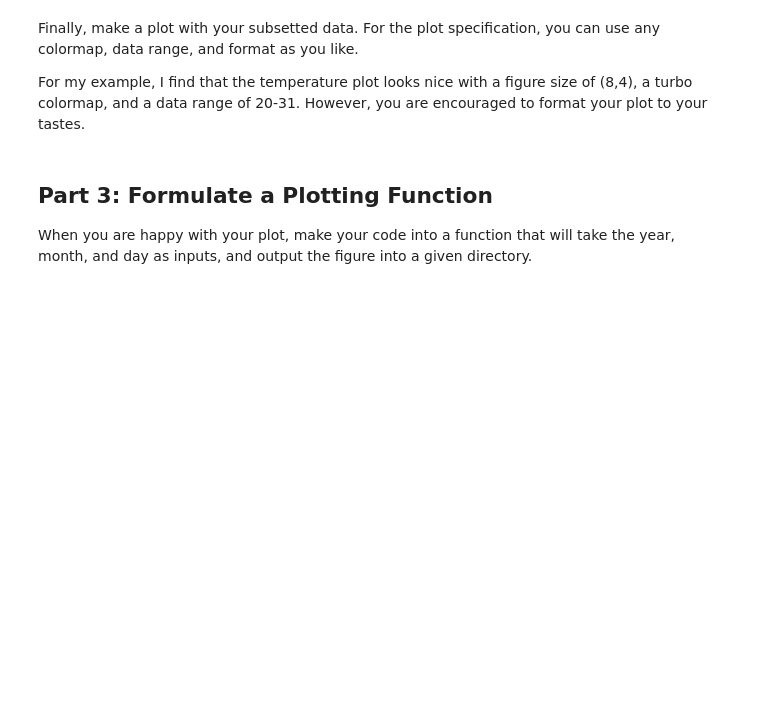
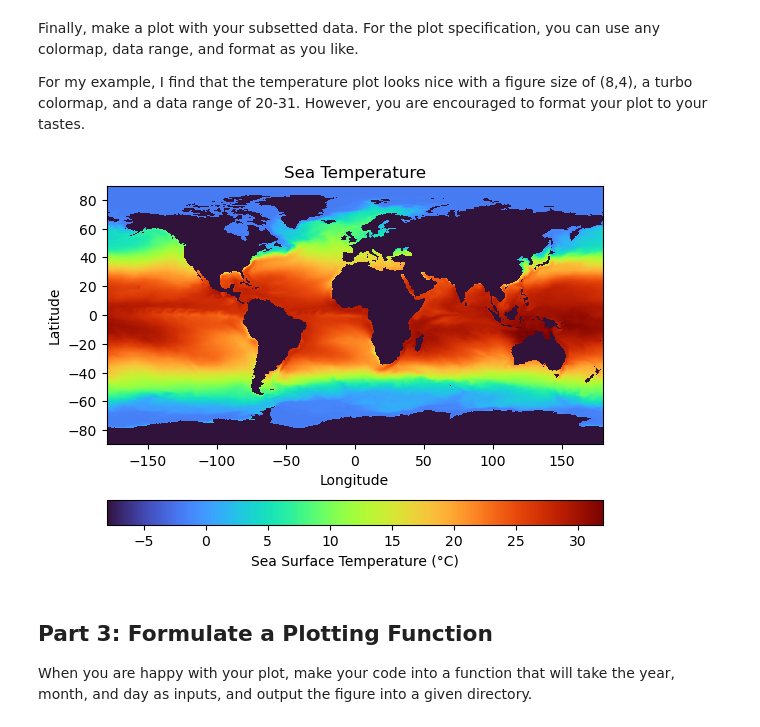
Before and after one commit to DannyMatlob/cs185c_fall2024_ocean_modeling, a Jupyter notebook: Homework/Homework_3/HW3 Visualizing Data with Movies.ipynb, the cells around one changed output. Cells and saved outputs as stored; diff of their text form; code cells hidden in the pictures; blank space fills up the shorter version.

```diff
--- a/Homework/Homework_3/HW3 Visualizing Data with Movies.ipynb
+++ b/Homework/Homework_3/HW3 Visualizing Data with Movies.ipynb
@@ -28,7 +28,7 @@ For the example provided, I've used daily sea surface temperature data for a giv
 To obtain your data, use the [Downloading ECCO Data](https://github.com/ProfMikeWood/ocean_modeling_book/blob/main/tools/Downloading%20ECCO%20Data.ipynb) notebook provided with the course notes. Be sure to edit the fields to obtain the correct data.
 # %%
 # define the path to the data folder
-data_folder = 'D:\data'
+data_folder = 'F:\data'
 # %% [markdown]
 ## Part 2: Create a Single Plot of Sea Surface Temperature
 Before making a movie, its useful to fine tune a single plot to get the details right. Once you've got your plot lookin' good, you can loop through all of the data to generate the panels of your movie.
@@ -55,13 +61,18 @@ cannot be safely cast to variable data type
 Next, find the locations of the longitude and latitude bounds within the global grid for your region of interest:
 # %%
 # define the longitude/latitude bounds
-min_lon =
-max_lon =
-min_lat =
-max_lat =
+min_lon = -179.9
+max_lon = 179.9
+min_lat = -89.9
+max_lat = 89.9
 
 # compute the min/max row/col in the data grid
-min_row =
-max_row =
-min_col =
-max_col =
+min_row = int(((min_lon + 180) / 360) * len(lon))
+max_row = int(((max_lon + 180) / 360) * len(lon))
+min_col = int(((min_lat + 90) / 180) * len(lat))
+max_col = int(((max_lat + 90) / 180) * len(lat))
+
+print("mn_row", min_row)
+print("mx_row", max_row)
+print("mn_col", min_col)
+print("mx_col", max_col)
@@ -69,12 +85,29 @@ max_col =
 Use the row and column bounds to subset the longitude, latitude, and your variable:
 # %%
 # subset the data
+lon_subset = lon[min_row:max_row]
+lat_subset = lat[min_col:max_col]
+sst_subset = sst[0, min_col:max_col, min_row:max_row]
 # %% [markdown]
 Finally, make a plot with your subsetted data. For the plot specification, you can use any colormap, data range, and format as you like.
 
 For my example, I find that the temperature plot looks nice with a figure size of (8,4), a turbo colormap, and a data range of 20-31. However, you are encouraged to format your plot to your tastes.
 # %%
 # make your figure here
+fig = plt.figure()
+
+# plot the temperature
+plt.pcolormesh(lon_subset, lat_subset, sst_subset, vmin=-8, vmax=32, cmap='turbo')
+colorbar = plt.colorbar(orientation = 'horizontal')
+colorbar.set_label('Sea Surface Temperature (°C)')  # Adjust units if needed
+
+# format the axes
+plt.xlabel('Longitude')
+plt.ylabel('Latitude')
+plt.title('Sea Temperature')
+plt.show()
+# %% [output]
+[figure, added]
 # %% [markdown]
 ## Part 3: Formulate a Plotting Function
 When you are happy with your plot, make your code into a function that will take the year, month, and day as inputs, and output the figure into a given directory.
```
Also changed, not shown: parts of 7 cells of this notebook, 4 other files.
